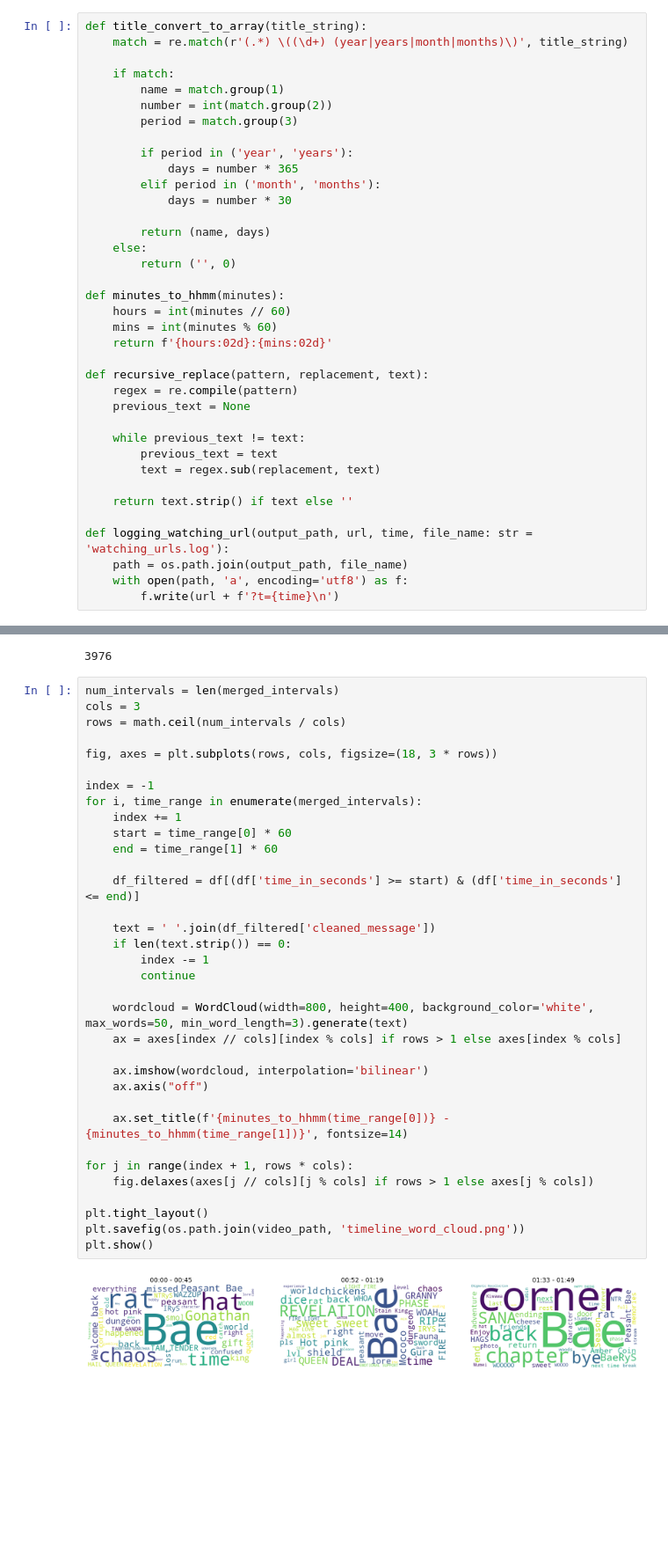
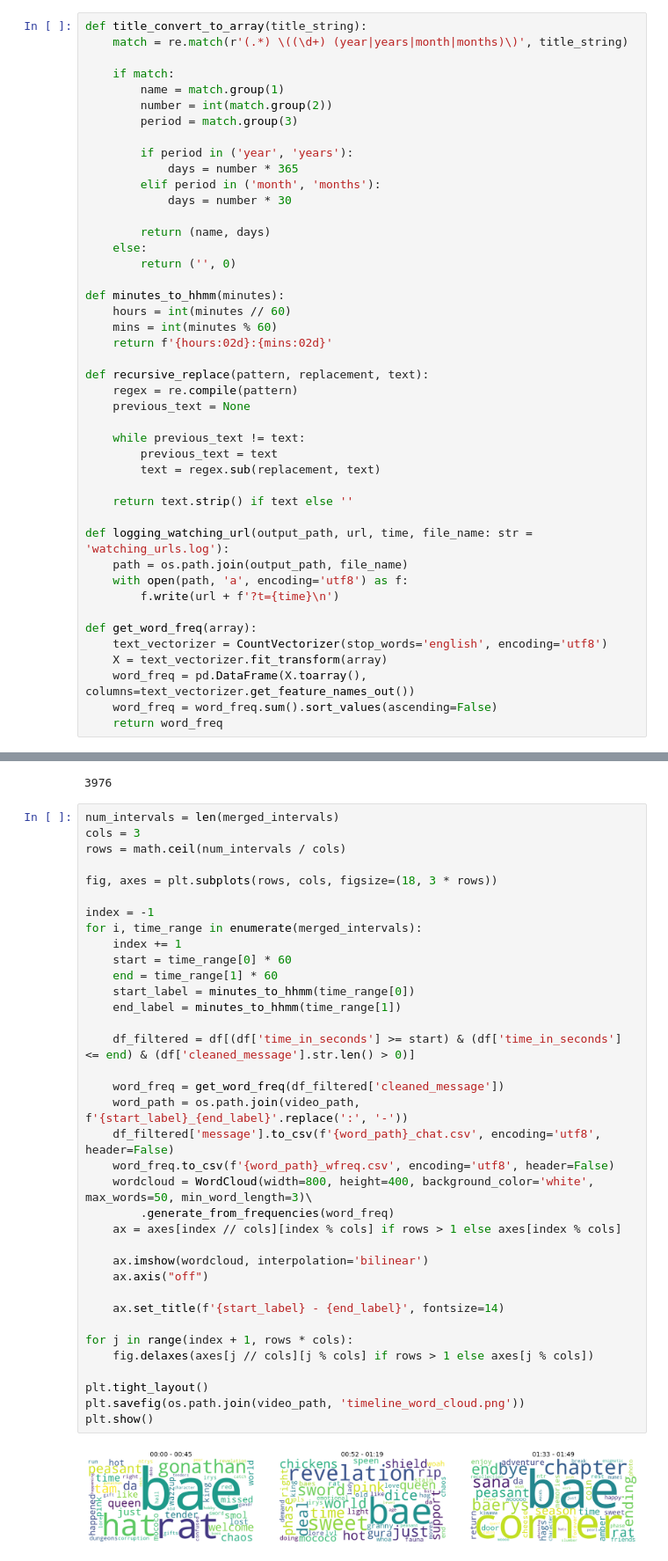
Before and after one commit to shadowkai0121/StreamResearch, a Jupyter notebook: analysis.ipynb, the cells around one changed output, grey strips where cells are left out. Shown at 88% size. Cells and saved outputs as stored; diff of their text form; blank space fills up the shorter version.

Commit message:
add word frequency fun

```diff
--- a/analysis.ipynb
+++ b/analysis.ipynb
@@ -53,6 +54,13 @@ def logging_watching_url(output_path, url, time, file_name: str = 'watching_urls
     path = os.path.join(output_path, file_name)
     with open(path, 'a', encoding='utf8') as f:
         f.write(url + f'?t={time}\n')
+
+def get_word_freq(array):
+    text_vectorizer = CountVectorizer(stop_words='english', encoding='utf8')
+    X = text_vectorizer.fit_transform(array)
+    word_freq = pd.DataFrame(X.toarray(), columns=text_vectorizer.get_feature_names_out())
+    word_freq = word_freq.sum().sort_values(ascending=False)
+    return word_freq
 # %%
 url = 'https://www.youtube.com/live/t5NGryTaGqk'
 url_array = url.split('/')
@@ -240,36 +248,38 @@ df['cleaned_message'].nunique()
 # %%
 num_intervals = len(merged_intervals)
 cols = 3
 rows = math.ceil(num_intervals / cols)
 
 fig, axes = plt.subplots(rows, cols, figsize=(18, 3 * rows))
 
 index = -1
 for i, time_range in enumerate(merged_intervals):
     index += 1
     start = time_range[0] * 60
     end = time_range[1] * 60
+    start_label = minutes_to_hhmm(time_range[0])
+    end_label = minutes_to_hhmm(time_range[1])
 
-    df_filtered = df[(df['time_in_seconds'] >= start) & (df['time_in_seconds'] <= end)]
+    df_filtered = df[(df['time_in_seconds'] >= start) & (df['time_in_seconds'] <= end) & (df['cleaned_message'].str.len() > 0)]
 
-    text = ' '.join(df_filtered['cleaned_message'])
-    if len(text.strip()) == 0:
-        index -= 1
-        continue
-
-    wordcloud = WordCloud(width=800, height=400, background_color='white', max_words=50, min_word_length=3).generate(text)
+    word_freq = get_word_freq(df_filtered['cleaned_message'])
+    word_path = os.path.join(video_path, f'{start_label}_{end_label}'.replace(':', '-'))
+    df_filtered['message'].to_csv(f'{word_path}_chat.csv', encoding='utf8', header=False)
+    word_freq.to_csv(f'{word_path}_wfreq.csv', encoding='utf8', header=False)
+    wordcloud = WordCloud(width=800, height=400, background_color='white', max_words=50, min_word_length=3)\
+        .generate_from_frequencies(word_freq)
     ax = axes[index // cols][index % cols] if rows > 1 else axes[index % cols]
 
     ax.imshow(wordcloud, interpolation='bilinear')
     ax.axis("off")
 
-    ax.set_title(f'{minutes_to_hhmm(time_range[0])} - {minutes_to_hhmm(time_range[1])}', fontsize=14)
+    ax.set_title(f'{start_label} - {end_label}', fontsize=14)
 
 for j in range(index + 1, rows * cols):
     fig.delaxes(axes[j // cols][j % cols] if rows > 1 else axes[j % cols])
 
 plt.tight_layout()
 plt.savefig(os.path.join(video_path, 'timeline_word_cloud.png'))
 plt.show()
 # %% [output]
-[figure, old version]
+[figure, new version]
```
Also changed, not shown: parts of 1 cell of this notebook.
